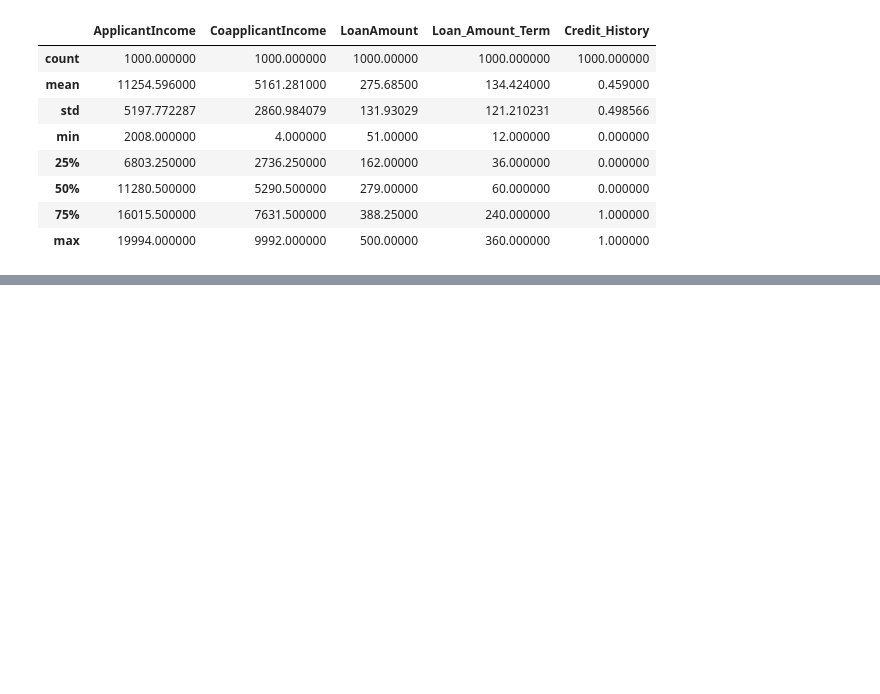
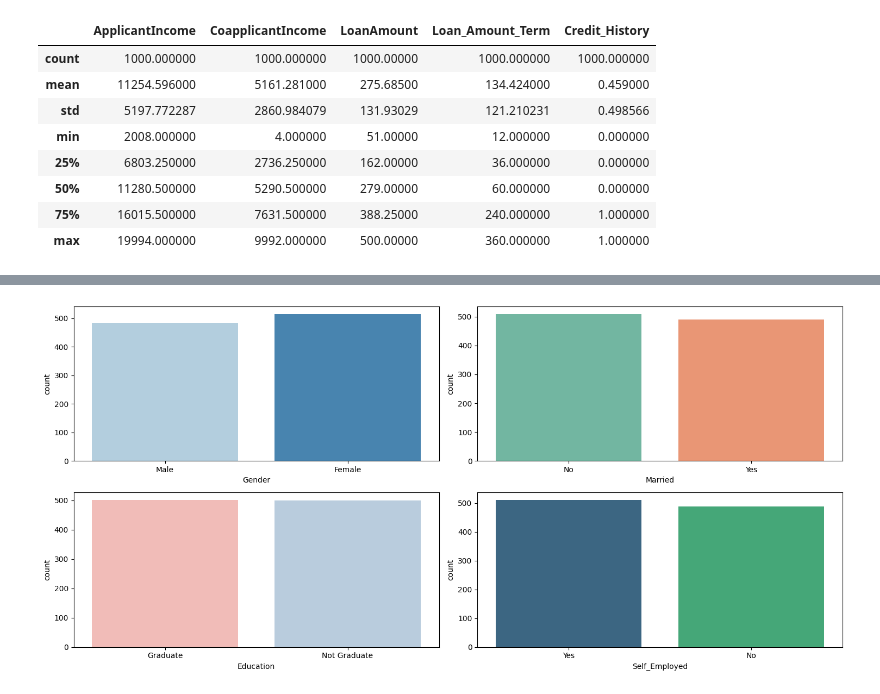
Before and after one commit to Lakshman895/LoanApprovalPrediction, a Jupyter notebook: notebook/eda.ipynb, the cells around one changed output, grey strips where cells are left out. Saved outputs shown, nothing was run; the diff lists cells and outputs as text; code cells hidden in the pictures; blank space fills up the shorter version.

```diff
--- a/notebook/eda.ipynb
+++ b/notebook/eda.ipynb
@@ -111,0 +256,21 @@ df.describe()
+# %%
+# Create subplots
+fig, axes = plt.subplots(2, 2, figsize=(15, 7))
+
+# First subplot
+sns.countplot(x='Gender', data=df, ax=axes[0, 0], palette='Blues')
+
+# Second subplot
+sns.countplot(x='Married', data=df, ax=axes[0, 1], palette='Set2')
+
+# Third subplot
+sns.countplot(x='Education', data=df, ax=axes[1, 0], palette='Pastel1')
+
+# Fourth subplot
+sns.countplot(x='Self_Employed', data=df, ax=axes[1, 1], palette='viridis')
+
+# Display the plots
+plt.tight_layout()
+plt.show()
+# %% [output]
+[figure, added]
```
Also changed, not shown: parts of 20 cells of this notebook.
